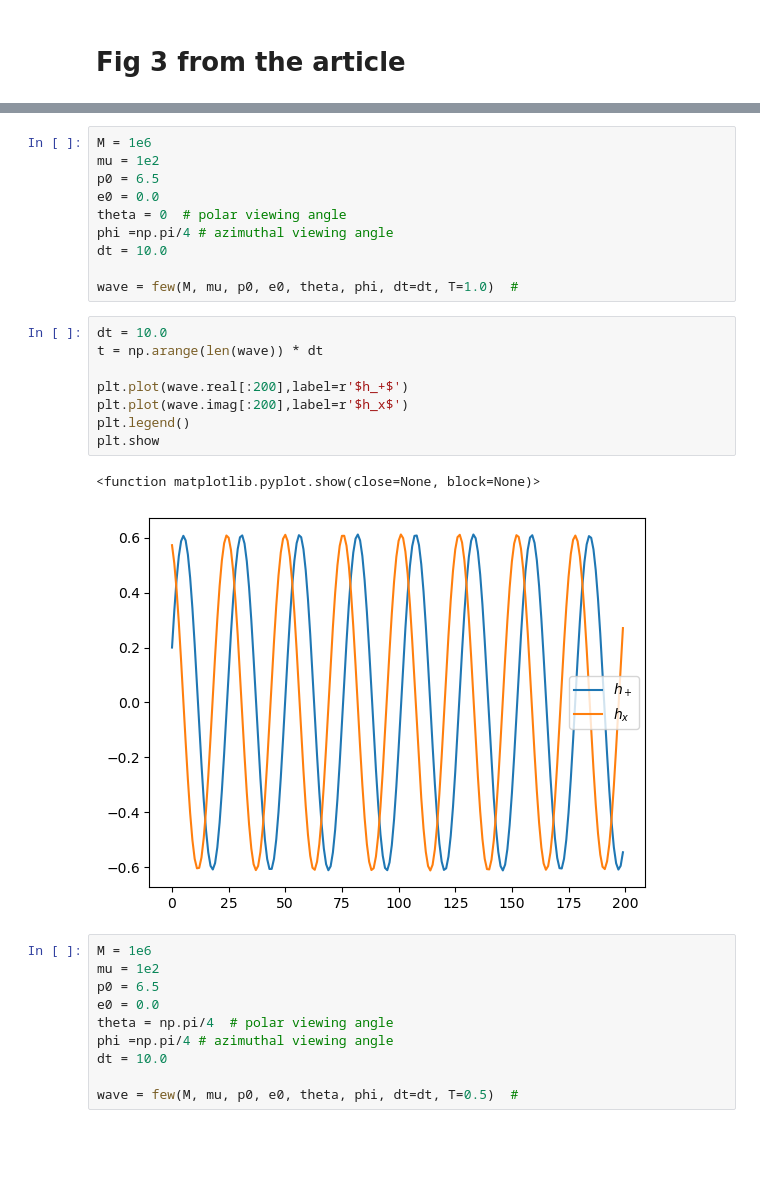
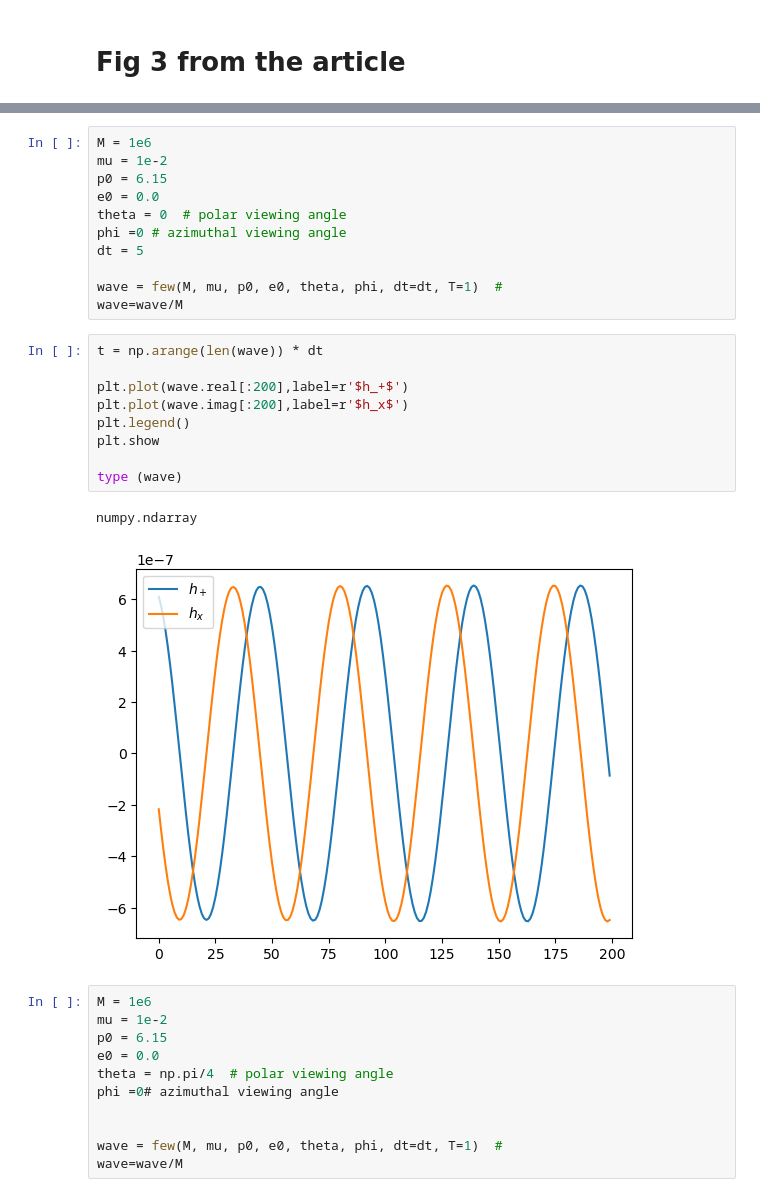
Before and after one commit to smmasruk/M1_Intership, a Jupyter notebook: BHP_toolkit/test_notebook1.ipynb, the cells around one changed output, grey strips where cells are left out. Saved outputs shown, nothing was run; the diff lists cells and outputs as text; blank space fills up the shorter version.

Commit message:
plots are working in the bhp toolkit

```diff
--- a/BHP_toolkit/test_notebook1.ipynb
+++ b/BHP_toolkit/test_notebook1.ipynb
@@ -133,32 +132,35 @@ plt.show()
 # %%
 M = 1e6
-mu = 1e2
-p0 = 6.5
+mu = 1e-2
+p0 = 6.15
 e0 = 0.0
 theta = 0  # polar viewing angle
-phi =np.pi/4 # azimuthal viewing angle
-dt = 10.0
+phi =0 # azimuthal viewing angle
+dt = 5
 
-wave = few(M, mu, p0, e0, theta, phi, dt=dt, T=1.0)  #
+wave = few(M, mu, p0, e0, theta, phi, dt=dt, T=1)  #
+wave=wave/M
 # %%
-dt = 10.0
 t = np.arange(len(wave)) * dt
 
 plt.plot(wave.real[:200],label=r'$h_+$')
 plt.plot(wave.imag[:200],label=r'$h_x$')
 plt.legend()
 plt.show
+
+type (wave)
 # %% [output]
-<function matplotlib.pyplot.show(close=None, block=None)>
+numpy.ndarray
-[figure, old version]
+[figure, new version]
 # %%
 M = 1e6
-mu = 1e2
-p0 = 6.5
+mu = 1e-2
+p0 = 6.15
 e0 = 0.0
 theta = np.pi/4  # polar viewing angle
-phi =np.pi/4 # azimuthal viewing angle
-dt = 10.0
+phi =0# azimuthal viewing angle
 
-wave = few(M, mu, p0, e0, theta, phi, dt=dt, T=0.5)  #
+
+wave = few(M, mu, p0, e0, theta, phi, dt=dt, T=1)  #
+wave=wave/M
 # %%
```
Also changed, not shown: parts of 13 cells of this notebook, 20 other files.
